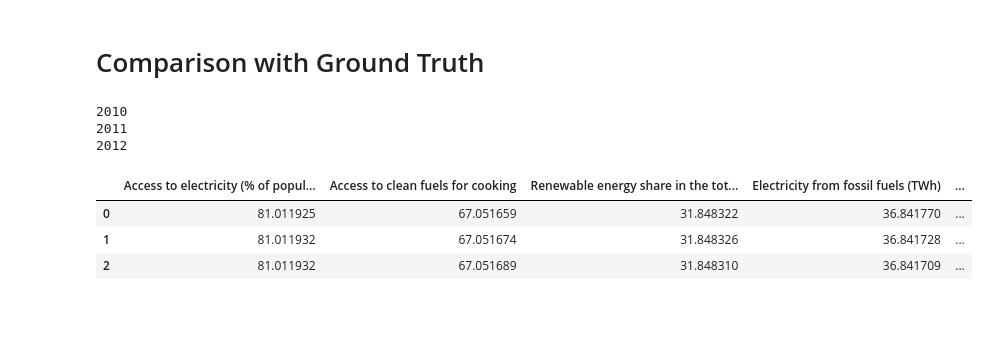
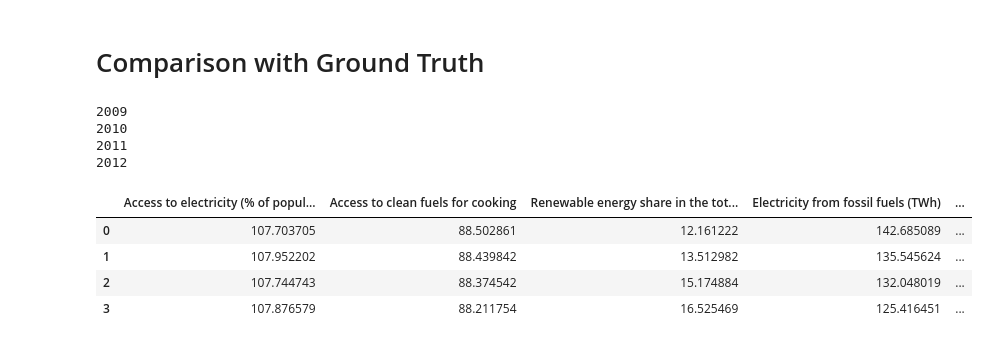
Before and after one commit to Nicohim87/TransformerForTimeSeriesData, a Jupyter notebook: gdp_per_capita_pred.ipynb, the cells around one changed output. Saved outputs shown, nothing was run; the diff lists cells and outputs as text; code cells hidden in the pictures; blank space fills up the shorter version.

```diff
--- a/gdp_per_capita_pred.ipynb
+++ b/gdp_per_capita_pred.ipynb
@@ -181,9 +182,9 @@ df = df.drop(columns=["Entity"])
 df_global = df_global.sort_values("Year").set_index("Year", drop=False)
 
 entity_groups = {
-    k: v.values for k, v in df.groupby(level=0)
+    k: torch.tensor(v.values) for k, v in df.groupby(level=0)
 }
-global_array = df_global.values
+global_array = torch.tensor(df_global.values)
 years_index = {k: v for v, k in enumerate(df_global.index.to_numpy())}
 years_index
 # %% [output]
@@ -218,8 +216,8 @@ def load_tensor(entities, years):
         year = int(year)
         entity = entity.item() if hasattr(entity, "item") else entity
 
-        regional_data.append(entity_groups_tensor[entity][years_index[year] : years_index[year + SEQ_LEN] + 1])
-        global_data.append(global_array_tensor[years_index[year] : years_index[year + SEQ_LEN]])
+        regional_data.append(entity_groups[entity][years_index[year] : years_index[year + SEQ_LEN] + 1])
+        global_data.append(global_array[years_index[year] : years_index[year + SEQ_LEN]])
 
 
     regional_data = torch.stack(regional_data).to(DEVICE, torch.float32)
@@ -250,7 +248,7 @@ for e in range(EPOCHS):
         train_loss += loss.item()
 
         train_se += ((pred - ground_truth)**2).sum().item()
-        train_count += pred.numel()
+        train_count += pred.shape[0]
 
         loss.backward()
         torch.nn.utils.clip_grad_norm_(model.parameters(), 1.0)
@@ -258,7 +256,7 @@ for e in range(EPOCHS):
         scheduler.step()
         optimizer.zero_grad()
 
-    print(f"        Train Loss: {train_loss/len(train_loader)}, RMSE = {(train_se/(train_count*col_count))**0.5}")
+    print(f"        Train Loss: {train_loss/len(train_loader)}, RMSE = {(train_se/(train_count*col_count*SEQ_LEN))**0.5}")
     train_metrics["train_loss"].append(train_loss/len(train_loader))
     train_metrics["train_rmse"].append((train_se/(train_count*col_count))**0.5)
 
@@ -279,9 +277,9 @@ for e in range(EPOCHS):
             val_loss += loss.item()
 
             val_se += ((pred - ground_truth)**2).sum().item()
-            val_count += pred.numel()
+            val_count += pred.shape[0]
 
-    print(f"          Val Loss: {val_loss/len(val_loader)}, RMSE = {(val_se/(val_count*col_count))**0.5}")
+    print(f"          Val Loss: {val_loss/len(val_loader)}, RMSE = {(val_se/(val_count*col_count*SEQ_LEN))**0.5}")
     train_metrics["val_loss"].append(val_loss/len(val_loader))
     train_metrics["val_rmse"].append((val_se/(val_count*col_count))**0.5)
 
@@ -421,29 +385,31 @@ plt.show()
 # %% [markdown]
 # Comparison with Ground Truth
 # %%
-comparison_entity=["Afghanistan"]
+comparison_entity=["United Kingdom"]
 # %%
 model.eval()
 data = []
-for years in np.append(test_year, ood_test_year):
+for years in np.append(val_year, np.append(test_year, ood_test_year)):
     print(years)
     regional_data, global_data = load_tensor(comparison_entity, np.arange(years, years + SEQ_LEN))
     pred = model(global_data, regional_data[:, :-1])
 
     pred = pred[:, -1, 1:].cpu().detach().numpy()
     data.append(scaler.inverse_transform(pred))
 
 data = np.vstack(data)
 test_y = np.arange(2008, 2021)
 pd.DataFrame(data, columns=df_global.columns[1:])
 # %% [output]
+2009
 2010
 2011
 2012
 |  | Access to electricity (% of popul... | Access to clean fuels for cooking | Renewable energy share in the tot... | Electricity from fossil fuels (TWh) | ... |
-| 0 | 81.011925 | 67.051659 | 31.848322 | 36.841770 | ... |
-| 1 | 81.011932 | 67.051674 | 31.848326 | 36.841728 | ... |
-| 2 | 81.011932 | 67.051689 | 31.848310 | 36.841709 | ... |
+| 0 | 107.703705 | 88.502861 | 12.161222 | 142.685089 | ... |
+| 1 | 107.952202 | 88.439842 | 13.512982 | 135.545624 | ... |
+| 2 | 107.744743 | 88.374542 | 15.174884 | 132.048019 | ... |
+| 3 | 107.876579 | 88.211754 | 16.525469 | 125.416451 | ... |
 # %%
 regional_data = []
 
```
Also changed, not shown: parts of 9 cells of this notebook.
